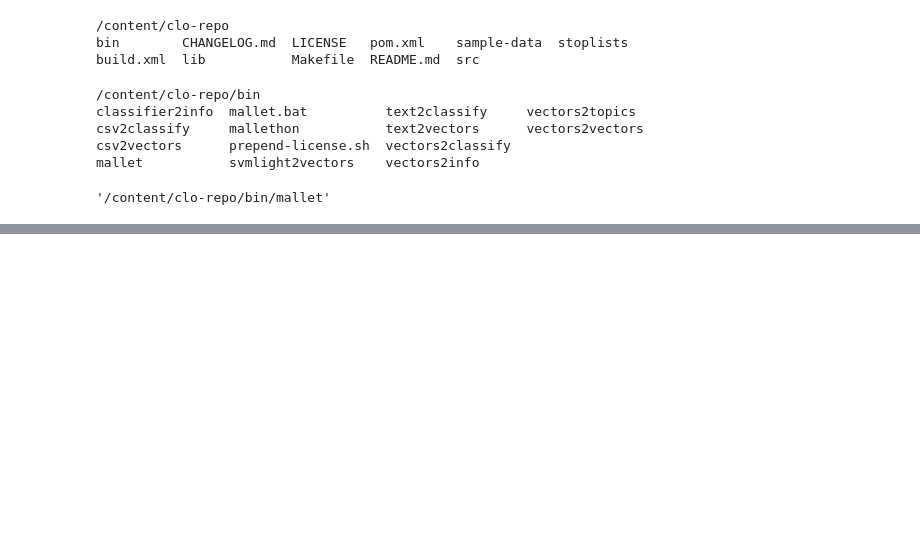
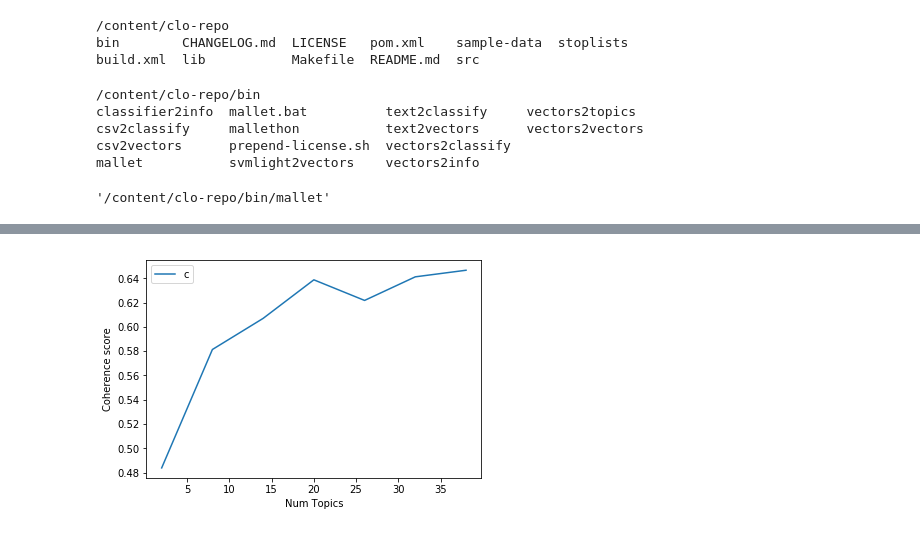
Before and after one commit to PalinMemoi/SupratipLDA, a Jupyter notebook: LDATopicinvestigation.ipynb, the cells around one changed output, grey strips where cells are left out. Drawn from its saved outputs; the diff is of its cells as text; code cells hidden in the pictures; blank space fills up the shorter version.

```diff
--- a/LDATopicinvestigation.ipynb
+++ b/LDATopicinvestigation.ipynb
@@ -299,4 +364,7 @@ mallet_path
 # %% [output]
 '/content/clo-repo/bin/mallet'
+# %%
+os.environ['MALLET_HOME'] = '/content/mallet-2.0.8'
+mallet_path = '/content/mallet-2.0.8/bin/mallet' # you should NOT need to change this
 # %%
 ldamallet = gensim.models.wrappers.LdaMallet(mallet_path, corpus=corpus, num_topics=20, id2word=id2word)
@@ -314,0 +423,40 @@ NameError: ignored
+# %%
+def compute_coherence_values(dictionary, corpus, texts, limit, start=2, step=3):
+    """
+    Compute c_v coherence for various number of topics
+
+    Parameters:
+    ----------
+    dictionary : Gensim dictionary
+    corpus : Gensim corpus
+    texts : List of input texts
+    limit : Max num of topics
+
+    Returns:
+    -------
+    model_list : List of LDA topic models
+    coherence_values : Coherence values corresponding to the LDA model with respective number of topics
+    """
+    coherence_values = []
+    model_list = []
+    for num_topics in range(start, limit, step):
+        model = gensim.models.wrappers.LdaMallet(mallet_path, corpus=corpus, num_topics=num_topics, id2word=id2word)
+        model_list.append(model)
+        coherencemodel = CoherenceModel(model=model, texts=texts, dictionary=dictionary, coherence='c_v')
+        coherence_values.append(coherencemodel.get_coherence())
+
+    return model_list, coherence_values
+# %%
+# Can take a long time to run.
+model_list, coherence_values = compute_coherence_values(dictionary=id2word, corpus=corpus, texts=data_lemmatized, start=2, limit=40, step=6)
+# %%
+# Show graph
+limit=40; start=2; step=6;
+x = range(start, limit, step)
+plt.plot(x, coherence_values)
+plt.xlabel("Num Topics")
+plt.ylabel("Coherence score")
+plt.legend(("coherence_values"), loc='best')
+plt.show()
+# %% [output]
+[figure, added]
```
Also changed, not shown: parts of 22 cells of this notebook.
